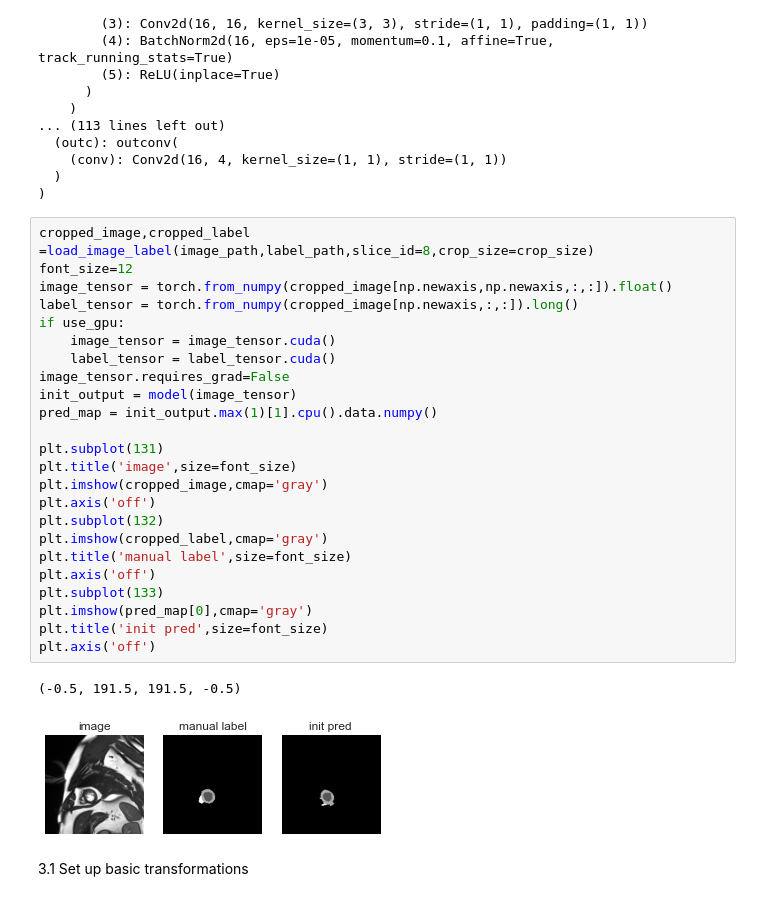
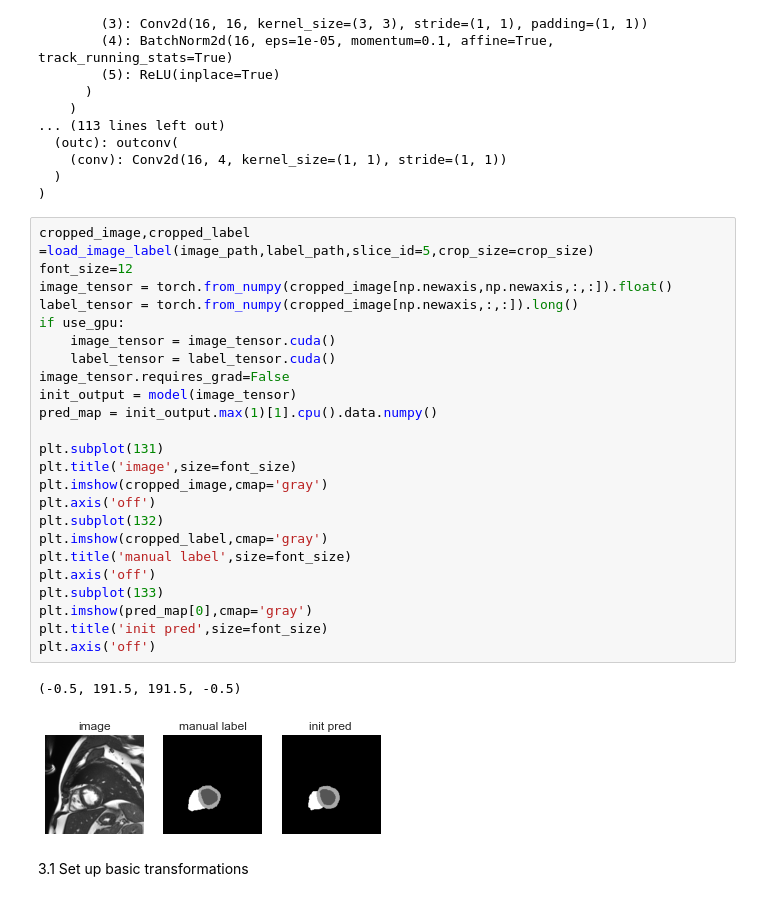
Before and after one commit to cherise215/advchain, a Jupyter notebook: example/adv_chain_data_generation_cardiac.ipynb, the cells around one changed output. Saved outputs shown, nothing was run; the diff lists cells and outputs as text.

```diff
--- a/example/adv_chain_data_generation_cardiac.ipynb
+++ b/example/adv_chain_data_generation_cardiac.ipynb
@@ -73,32 +80,32 @@ UNet(
   )
 )
 # %%
-cropped_image,cropped_label =load_image_label(image_path,label_path,slice_id=8,crop_size=crop_size)
+cropped_image,cropped_label =load_image_label(image_path,label_path,slice_id=5,crop_size=crop_size)
 font_size=12
 image_tensor = torch.from_numpy(cropped_image[np.newaxis,np.newaxis,:,:]).float()
 label_tensor = torch.from_numpy(cropped_image[np.newaxis,:,:]).long()
 if use_gpu:
     image_tensor = image_tensor.cuda()
     label_tensor = label_tensor.cuda()
 image_tensor.requires_grad=False
 init_output = model(image_tensor)
 pred_map = init_output.max(1)[1].cpu().data.numpy()
 
 plt.subplot(131)
 plt.title('image',size=font_size)
 plt.imshow(cropped_image,cmap='gray')
 plt.axis('off')
 plt.subplot(132)
 plt.imshow(cropped_label,cmap='gray')
 plt.title('manual label',size=font_size)
 plt.axis('off')
 plt.subplot(133)
 plt.imshow(pred_map[0],cmap='gray')
 plt.title('init pred',size=font_size)
 plt.axis('off')
 # %% [output]
 (-0.5, 191.5, 191.5, -0.5)
-[figure, old version]
+[figure, new version]
 # %% [markdown]
 3.1 Set up basic transformations
 # %%
```
Also changed, not shown: parts of 8 cells of this notebook, 12 other files.
